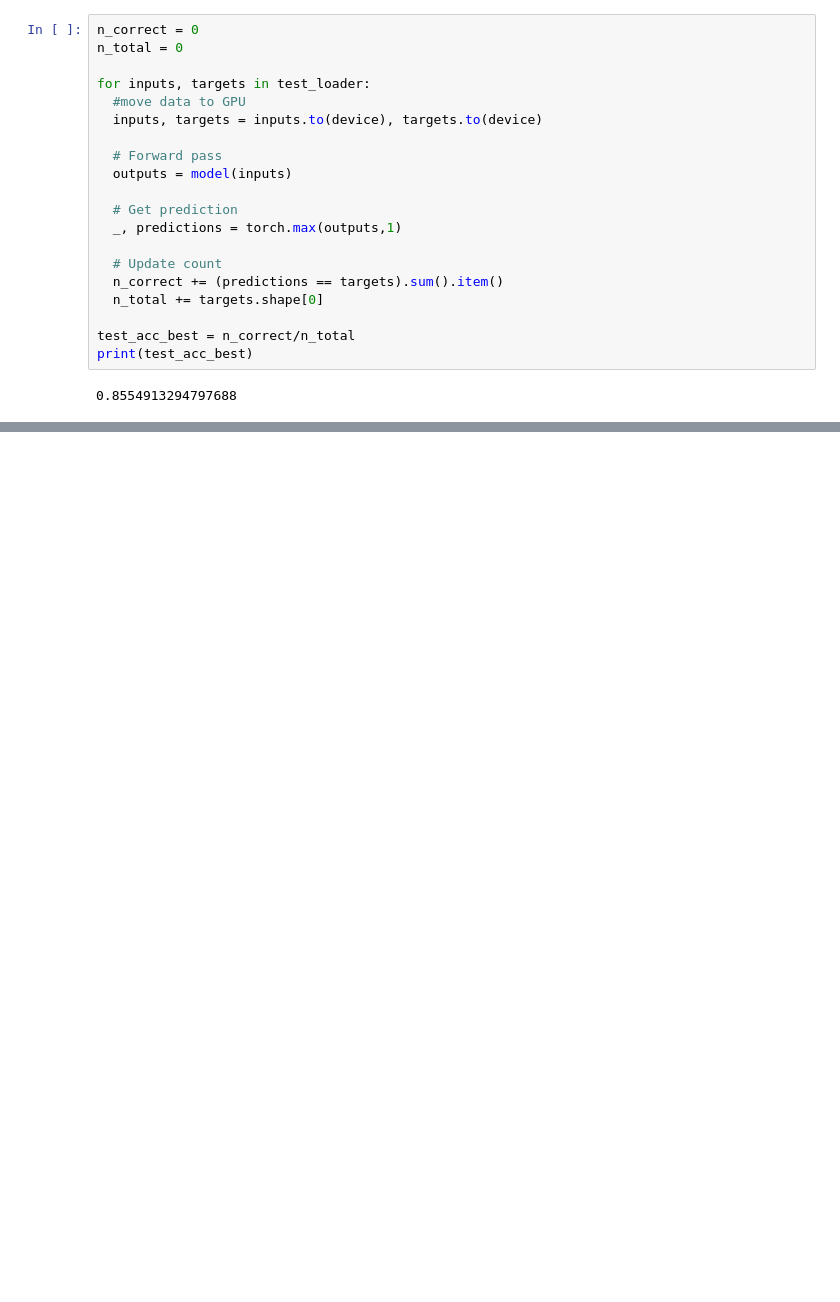
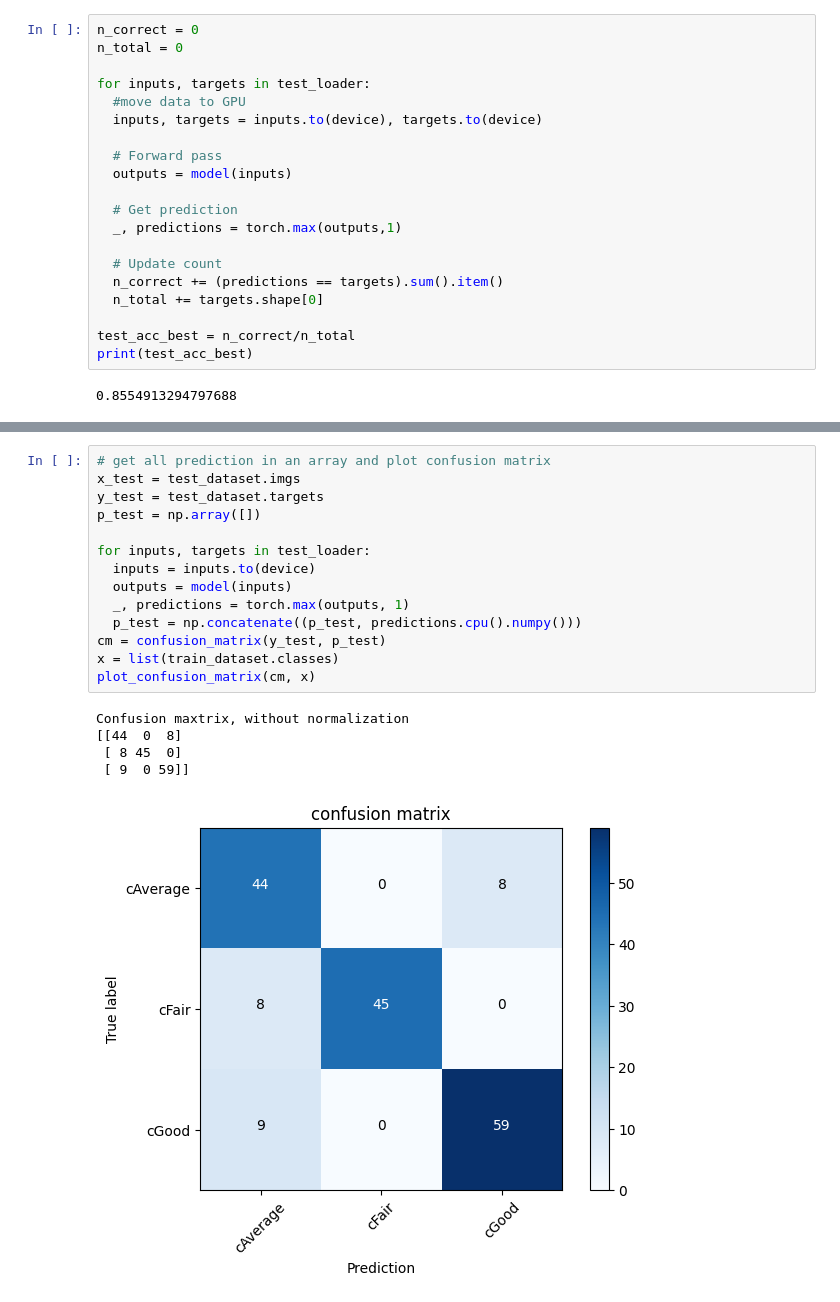
Before and after one commit to Spiderman23012001/Skin-disease-classification, a Jupyter notebook: Skins_9_class_v1.ipynb, the cells around one changed output, grey strips where cells are left out. Saved outputs shown, nothing was run; the diff lists cells and outputs as text; blank space fills up the shorter version.

```diff
--- a/Skins_9_class_v1.ipynb
+++ b/Skins_9_class_v1.ipynb
@@ -379,0 +437,20 @@ print(test_acc_best)
+# %%
+# get all prediction in an array and plot confusion matrix
+x_test = test_dataset.imgs
+y_test = test_dataset.targets
+p_test = np.array([])
+
+for inputs, targets in test_loader:
+  inputs = inputs.to(device)
+  outputs = model(inputs)
+  _, predictions = torch.max(outputs, 1)
+  p_test = np.concatenate((p_test, predictions.cpu().numpy()))
+cm = confusion_matrix(y_test, p_test)
+x = list(train_dataset.classes)
+plot_confusion_matrix(cm, x)
+# %% [output]
+Confusion maxtrix, without normalization
+[[44  0  8]
+ [ 8 45  0]
+ [ 9  0 59]]
+[figure, added]
```
Also changed, not shown: parts of 10 cells of this notebook.
